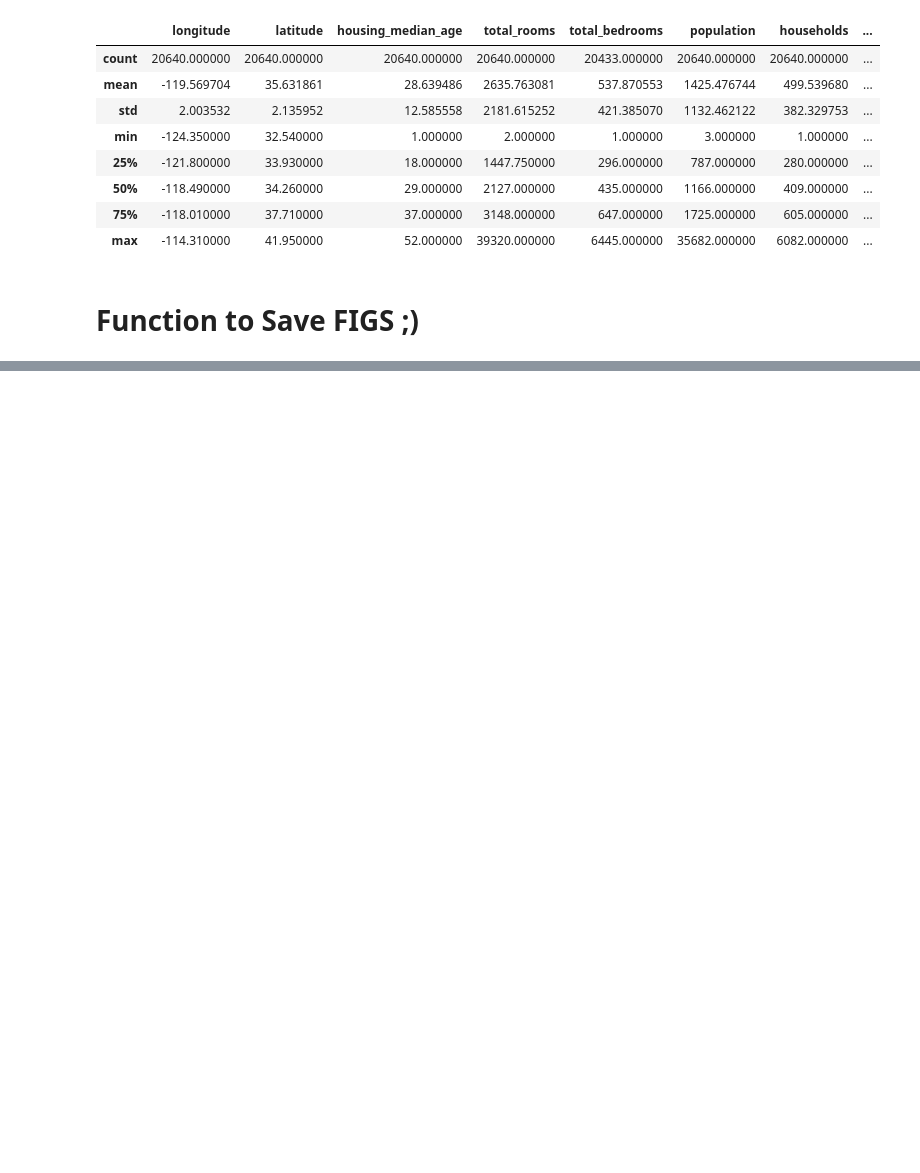
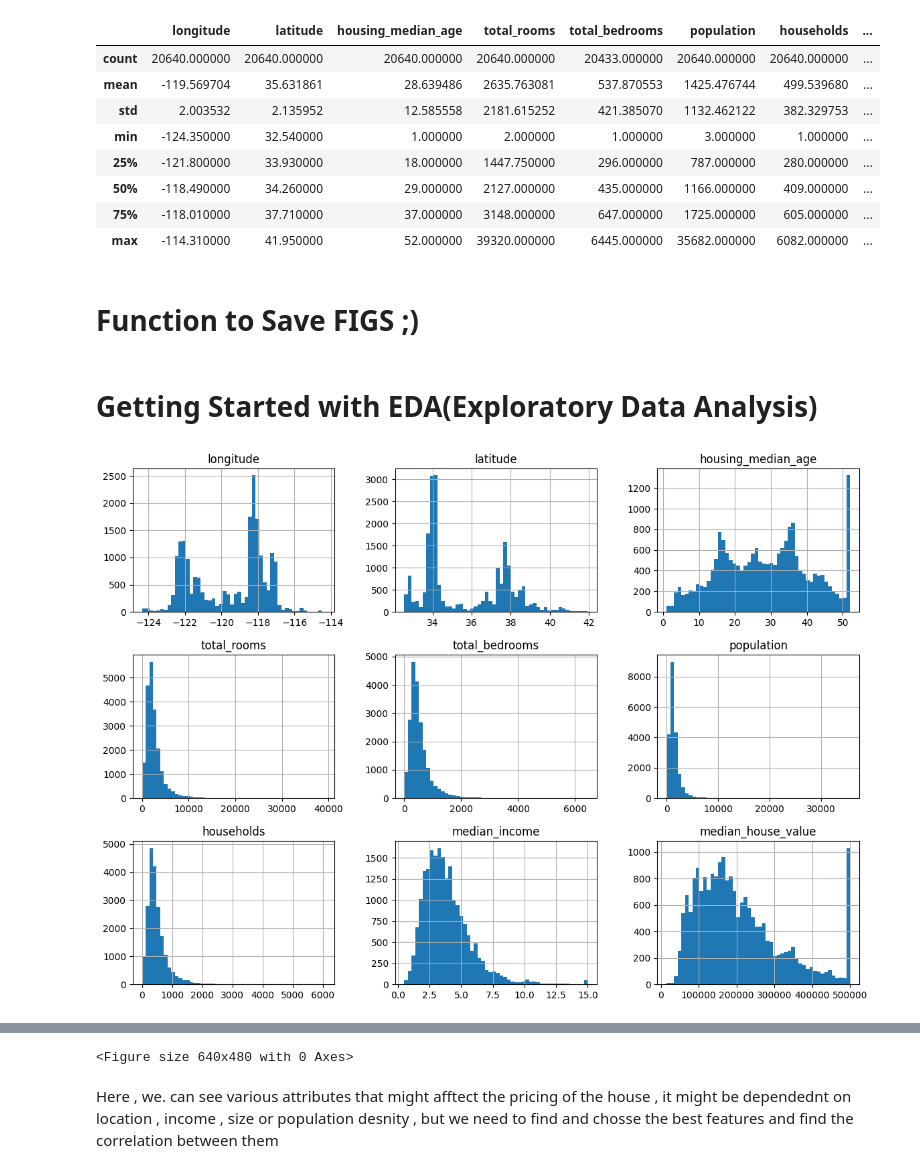
Before and after one commit to thehardikmadaan/ML_public, a Jupyter notebook: housing/housing.ipynb, the cells around one changed output, grey strips where cells are left out. Cells and saved outputs as stored; diff of their text form; code cells hidden in the pictures; blank space fills up the shorter version.

```diff
--- a/housing/housing.ipynb
+++ b/housing/housing.ipynb
@@ -68,7 +71,20 @@ IMAGES_ROOT_DIR = Path() / "images" / "housing_project_figures"
 IMAGES_ROOT_DIR.mkdir(parents=True, exist_ok=True) #if not exist
 
 def save_fig(fig_id, tight_layout=True, fig_extension="png", resolution=300):
-    path = IMAGES_ROOT_DIR / f"{fig_id}.{fig_extension}"
-    if tight_layout:
-        plt.tight_layout()
-    plt.savefig(IMAGES_ROOT_DIR, format=fig_extension , dpi=resolution)
+    """" SAVES THE PLOTS TO THE DIRECTORY """
+    try:
+        path = IMAGES_ROOT_DIR / f"{fig_id}.{fig_extension}"
+        if tight_layout:
+            plt.tight_layout()
+        plt.savefig(path, format=fig_extension, dpi=resolution)
+        print(f"Successfully saved plot to {path}")
+    except Exception as e:
+        warnings.warn(f"Error saving plot '{fig_id}': {e}")
+# %% [markdown]
+# Getting Started with EDA(Exploratory Data Analysis)
+# %%
+housing.hist(bins=50, figsize=(14,10))
+plt.show()
+save_fig("housing_hist")
+# %% [output]
+[figure, added]
@@ -74,0 +92,3 @@ def save_fig(fig_id, tight_layout=True, fig_extension="png", resolution=300):
+<Figure size 640x480 with 0 Axes>
+# %% [markdown]
+Here , we. can see various attributes that might afftect the pricing of the house , it might be dependednt on location , income , size or population desnity , but we need to find and chosse the best features and find the correlation between them
```
Also changed, not shown: parts of 3 cells of this notebook, 1 other file.
